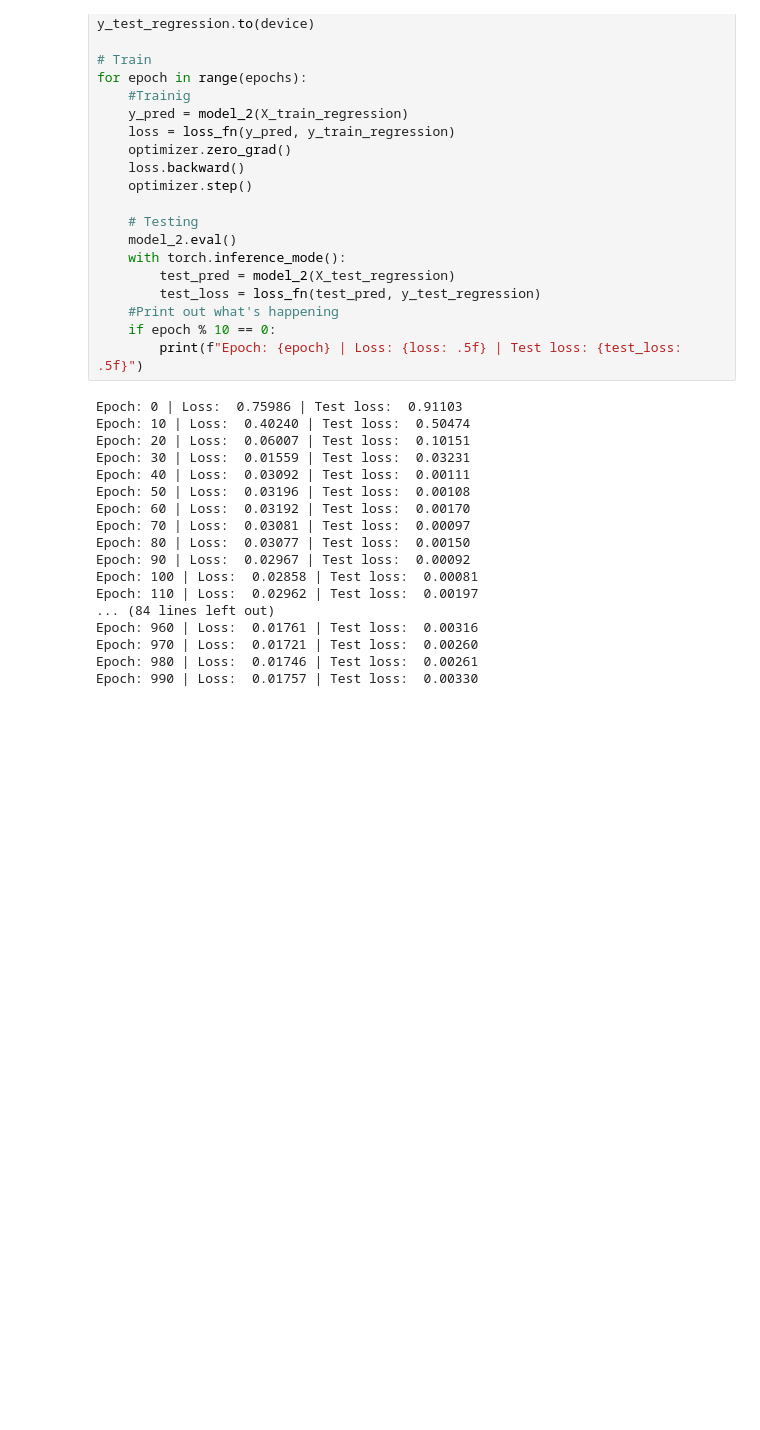
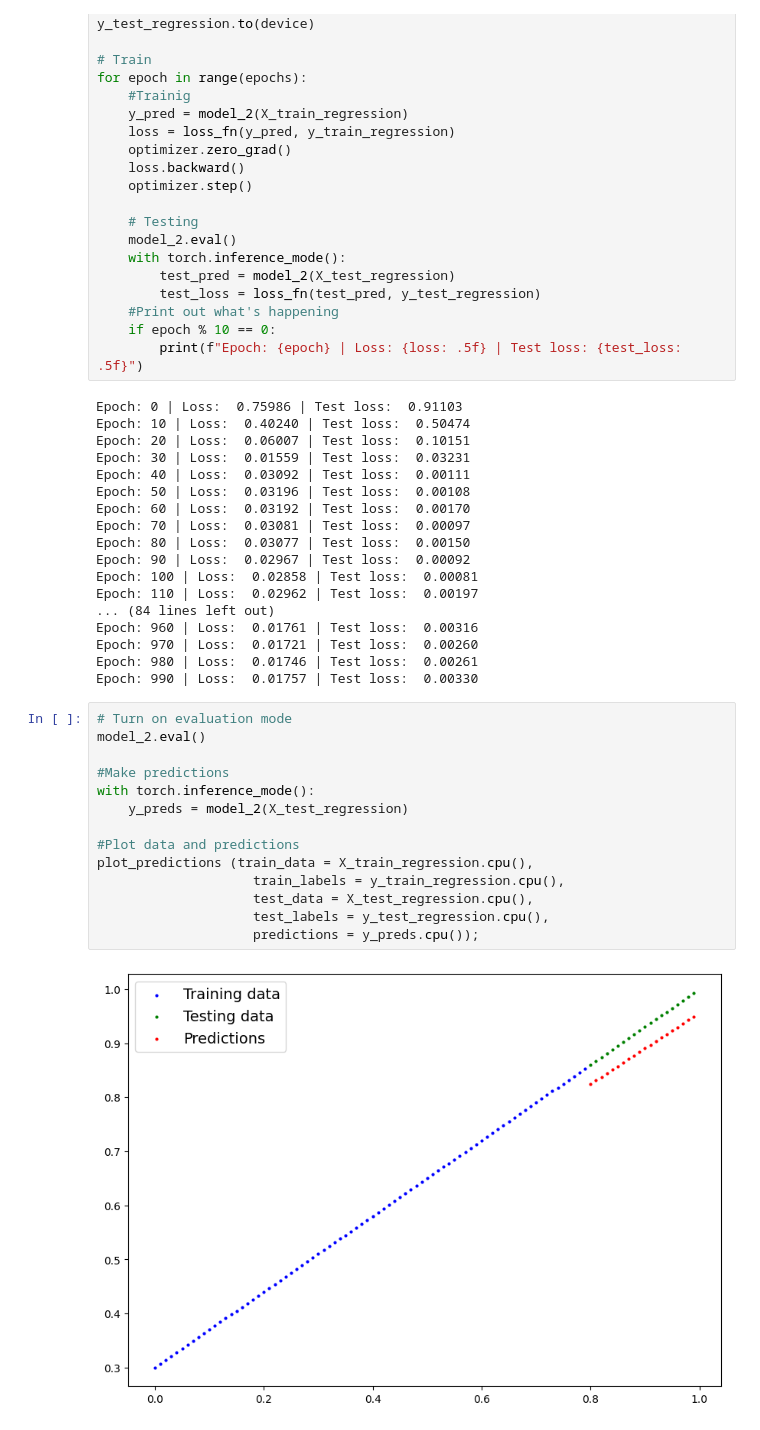
Before and after one commit to deepakrajteekaraman5/Pytorch, a Jupyter notebook: neural_network_classification_pytorch.ipynb, the cells around one changed output. Cells and saved outputs as stored; diff of their text form; blank space fills up the shorter version.

```diff
--- a/neural_network_classification_pytorch.ipynb
+++ b/neural_network_classification_pytorch.ipynb
@@ -656,3 +656,19 @@ Epoch: 960 | Loss:  0.01761 | Test loss:  0.00316
 Epoch: 970 | Loss:  0.01721 | Test loss:  0.00260
 Epoch: 980 | Loss:  0.01746 | Test loss:  0.00261
 Epoch: 990 | Loss:  0.01757 | Test loss:  0.00330
+# %%
+# Turn on evaluation mode
+model_2.eval()
+
+#Make predictions
+with torch.inference_mode():
+    y_preds = model_2(X_test_regression)
+
+#Plot data and predictions
+plot_predictions (train_data = X_train_regression.cpu(),
+                    train_labels = y_train_regression.cpu(),
+                    test_data = X_test_regression.cpu(),
+                    test_labels = y_test_regression.cpu(),
+                    predictions = y_preds.cpu());
+# %% [output]
+[figure, added]
```
